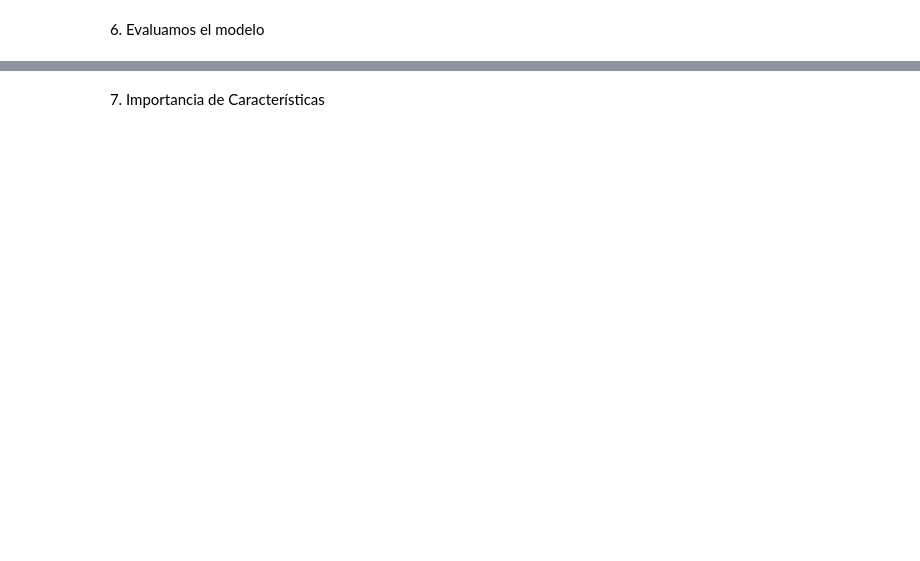
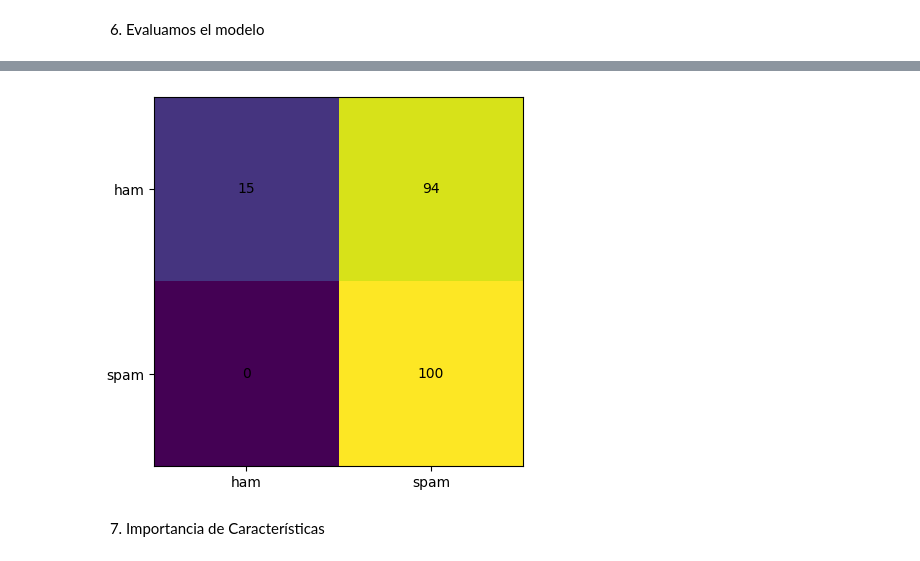
Before and after one commit to BigChunguus/ClaseIABD, a Jupyter notebook: PIA/pruebaPIA_1/UNIDAD_3/Notebooks/Arbol_Decision_Spam.ipynb, the cells around one changed output, grey strips where cells are left out. Cells and saved outputs as stored; diff of their text form; code cells hidden in the pictures; blank space fills up the shorter version.

```diff
--- a/PIA/pruebaPIA_1/UNIDAD_3/Notebooks/Arbol_Decision_Spam.ipynb
+++ b/PIA/pruebaPIA_1/UNIDAD_3/Notebooks/Arbol_Decision_Spam.ipynb
@@ -136,2 +163,17 @@ plt.show()
+# %%
+# Matriz de confusión
+cm = confusion_matrix(y_test, y_pred, labels=["ham", "spam"])
+fig, ax = plt.subplots()
+ax.imshow(cm)
+ax.set_xticks([0,1])
+ax.set_xticklabels(["ham", "spam"])
+ax.set_yticks([0,1])
+ax.set_yticklabels(["ham", "spam"])
+for i in range(cm.shape[0]):
+    for j in range(cm.shape[1]):
+        ax.text(x=j, y=i, s=cm[i,j], ha="center", va="center")
+plt.show()
+# %% [output]
+[figure, added]
 # %% [markdown]
 7. Importancia de Características
```
Also changed, not shown: parts of 7 cells of this notebook, 8 other files.
